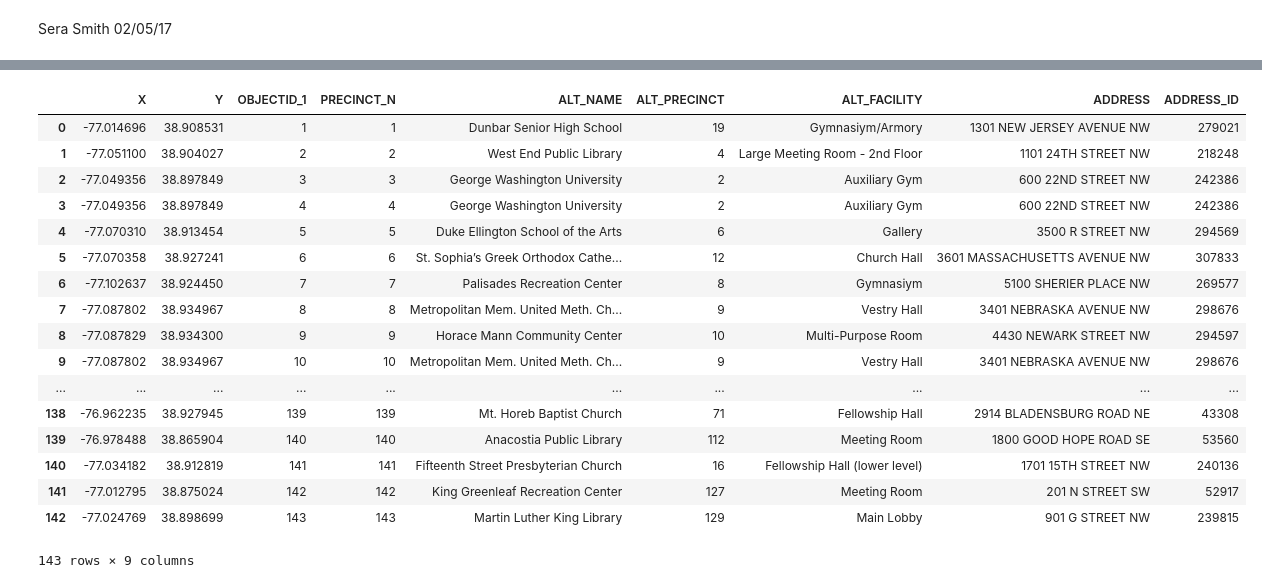
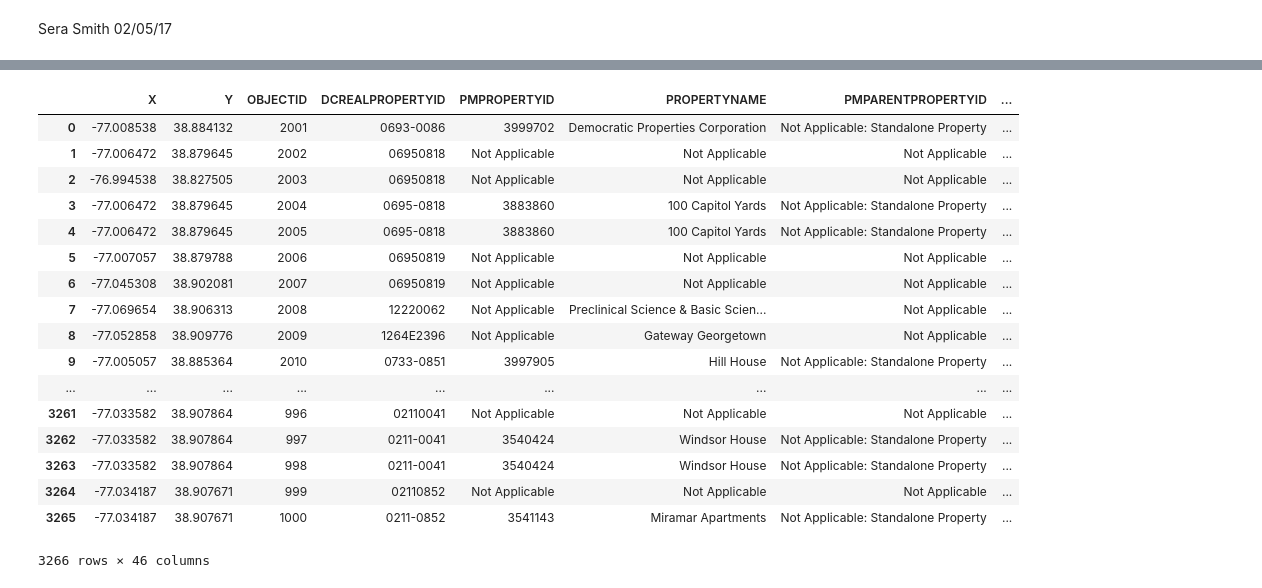
Before and after one commit to serashioda/machine-learning, a Jupyter notebook: Imperfect Data.ipynb, the cells around one changed output, grey strips where cells are left out. Cells and saved outputs as stored; diff of their text form; code cells hidden in the pictures.

Commit message:
changed data source. README and .gitignore updated.

```diff
--- a/Imperfect Data.ipynb
+++ b/Imperfect Data.ipynb
@@ -31,22 +106,22 @@ min: 19,536   max: 307,833   avg: 244,387.76   count: 143
 # %%
-data = pd.read_csv(os.getcwd() + '/Alternate_Polling_Place.csv')
+data = pd.read_csv(os.getcwd() + '/Building_Energy_Benchmarks.csv')
 data
 # %% [output]
-|  | X | Y | OBJECTID_1 | PRECINCT_N | ALT_NAME | ALT_PRECINCT | ALT_FACILITY | ADDRESS | ADDRESS_ID |
-| 0 | -77.014696 | 38.908531 | 1 | 1 | Dunbar Senior High School | 19 | Gymnasiym/Armory | 1301 NEW JERSEY AVENUE NW | 279021 |
-| 1 | -77.051100 | 38.904027 | 2 | 2 | West End Public Library | 4 | Large Meeting Room - 2nd Floor | 1101 24TH STREET NW | 218248 |
-| 2 | -77.049356 | 38.897849 | 3 | 3 | George Washington University | 2 | Auxiliary Gym | 600 22ND STREET NW | 242386 |
-| 3 | -77.049356 | 38.897849 | 4 | 4 | George Washington University | 2 | Auxiliary Gym | 600 22ND STREET NW | 242386 |
-| 4 | -77.070310 | 38.913454 | 5 | 5 | Duke Ellington School of the Arts | 6 | Gallery | 3500 R STREET NW | 294569 |
-| 5 | -77.070358 | 38.927241 | 6 | 6 | St. Sophia’s Greek Orthodox Cathe... | 12 | Church Hall | 3601 MASSACHUSETTS AVENUE NW | 307833 |
-| 6 | -77.102637 | 38.924450 | 7 | 7 | Palisades Recreation Center | 8 | Gymnasiym | 5100 SHERIER PLACE NW | 269577 |
-| 7 | -77.087802 | 38.934967 | 8 | 8 | Metropolitan Mem. United Meth. Ch... | 9 | Vestry Hall | 3401 NEBRASKA AVENUE NW | 298676 |
-| 8 | -77.087829 | 38.934300 | 9 | 9 | Horace Mann Community Center | 10 | Multi-Purpose Room | 4430 NEWARK STREET NW | 294597 |
-| 9 | -77.087802 | 38.934967 | 10 | 10 | Metropolitan Mem. United Meth. Ch... | 9 | Vestry Hall | 3401 NEBRASKA AVENUE NW | 298676 |
-| ... | ... | ... | ... | ... | ... | ... | ... | ... | ... |
-| 138 | -76.962235 | 38.927945 | 139 | 139 | Mt. Horeb Baptist Church | 71 | Fellowship Hall | 2914 BLADENSBURG ROAD NE | 43308 |
-| 139 | -76.978488 | 38.865904 | 140 | 140 | Anacostia Public Library | 112 | Meeting Room | 1800 GOOD HOPE ROAD SE | 53560 |
-| 140 | -77.034182 | 38.912819 | 141 | 141 | Fifteenth Street Presbyterian Church | 16 | Fellowship Hall (lower level) | 1701 15TH STREET NW | 240136 |
-| 141 | -77.012795 | 38.875024 | 142 | 142 | King Greenleaf Recreation Center | 127 | Meeting Room | 201 N STREET SW | 52917 |
-| 142 | -77.024769 | 38.898699 | 143 | 143 | Martin Luther King Library | 129 | Main Lobby | 901 G STREET NW | 239815 |
+|  | X | Y | OBJECTID | DCREALPROPERTYID | PMPROPERTYID | PROPERTYNAME | PMPARENTPROPERTYID | ... |
+| 0 | -77.008538 | 38.884132 | 2001 | 0693-0086 | 3999702 | Democratic Properties Corporation | Not Applicable: Standalone Property | ... |
+| 1 | -77.006472 | 38.879645 | 2002 | 06950818 | Not Applicable | Not Applicable | Not Applicable | ... |
+| 2 | -76.994538 | 38.827505 | 2003 | 06950818 | Not Applicable | Not Applicable | Not Applicable | ... |
+| 3 | -77.006472 | 38.879645 | 2004 | 0695-0818 | 3883860 | 100 Capitol Yards | Not Applicable: Standalone Property | ... |
+| 4 | -77.006472 | 38.879645 | 2005 | 0695-0818 | 3883860 | 100 Capitol Yards | Not Applicable: Standalone Property | ... |
+| 5 | -77.007057 | 38.879788 | 2006 | 06950819 | Not Applicable | Not Applicable | Not Applicable | ... |
+| 6 | -77.045308 | 38.902081 | 2007 | 06950819 | Not Applicable | Not Applicable | Not Applicable | ... |
+| 7 | -77.069654 | 38.906313 | 2008 | 12220062 | Not Applicable | Preclinical Science & Basic Scien... | Not Applicable | ... |
+| 8 | -77.052858 | 38.909776 | 2009 | 1264E2396 | Not Applicable | Gateway Georgetown | Not Applicable | ... |
+| 9 | -77.005057 | 38.885364 | 2010 | 0733-0851 | 3997905 | Hill House | Not Applicable: Standalone Property | ... |
+| ... | ... | ... | ... | ... | ... | ... | ... | ... |
+| 3261 | -77.033582 | 38.907864 | 996 | 02110041 | Not Applicable | Not Applicable | Not Applicable | ... |
+| 3262 | -77.033582 | 38.907864 | 997 | 0211-0041 | 3540424 | Windsor House | Not Applicable: Standalone Property | ... |
+| 3263 | -77.033582 | 38.907864 | 998 | 0211-0041 | 3540424 | Windsor House | Not Applicable: Standalone Property | ... |
+| 3264 | -77.034187 | 38.907671 | 999 | 02110852 | Not Applicable | Not Applicable | Not Applicable | ... |
+| 3265 | -77.034187 | 38.907671 | 1000 | 0211-0852 | 3541143 | Miramar Apartments | Not Applicable: Standalone Property | ... |
-143 rows × 9 columns
+3266 rows × 46 columns
```
Also changed, not shown: parts of 2 cells of this notebook, 2 other files.
